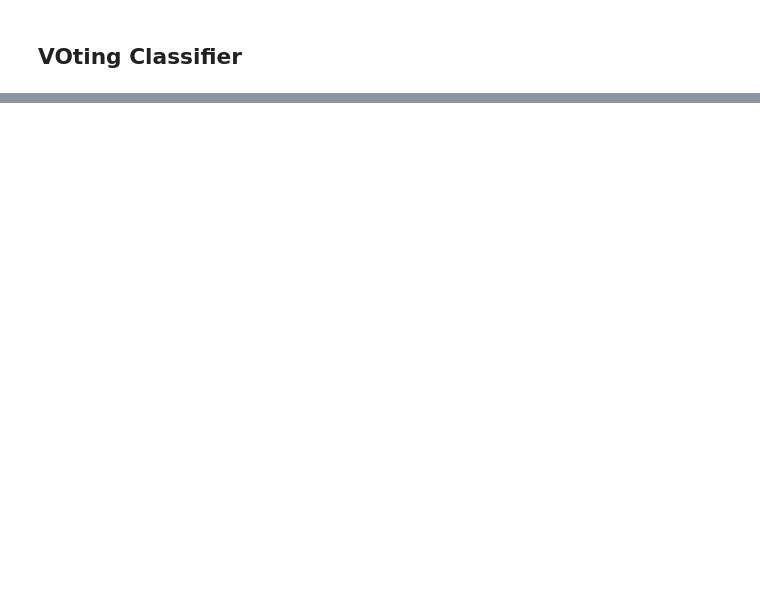
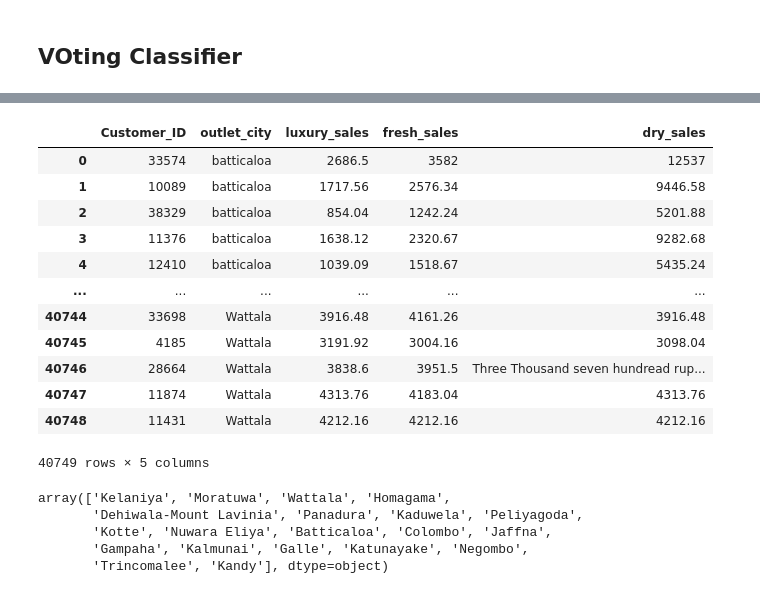
Before and after one commit to SafnasKaldeen/DataStorm, a Jupyter notebook: NoteBook.ipynb, the cells around one changed output, grey strips where cells are left out. Saved outputs shown, nothing was run; the diff lists cells and outputs as text; code cells hidden in the pictures; blank space fills up the shorter version.

```diff
--- a/NoteBook.ipynb
+++ b/NoteBook.ipynb
@@ -551,0 +831,24 @@ print('\n'+'Best Model for this Dataset is: ',high_accuracy_model)
+# %%
+TestDataSet
+# %% [output]
+|  | Customer_ID | outlet_city | luxury_sales | fresh_sales | dry_sales |
+| 0 | 33574 | batticaloa | 2686.5 | 3582 | 12537 |
+| 1 | 10089 | batticaloa | 1717.56 | 2576.34 | 9446.58 |
+| 2 | 38329 | batticaloa | 854.04 | 1242.24 | 5201.88 |
+| 3 | 11376 | batticaloa | 1638.12 | 2320.67 | 9282.68 |
+| 4 | 12410 | batticaloa | 1039.09 | 1518.67 | 5435.24 |
+| ... | ... | ... | ... | ... | ... |
+| 40744 | 33698 | Wattala | 3916.48 | 4161.26 | 3916.48 |
+| 40745 | 4185 | Wattala | 3191.92 | 3004.16 | 3098.04 |
+| 40746 | 28664 | Wattala | 3838.6 | 3951.5 | Three Thousand seven hundread rup... |
+| 40747 | 11874 | Wattala | 4313.76 | 4183.04 | 4313.76 |
+| 40748 | 11431 | Wattala | 4212.16 | 4212.16 | 4212.16 |
+40749 rows × 5 columns
+# %%
+Unique_Cities
+# %% [output]
+array(['Kelaniya', 'Moratuwa', 'Wattala', 'Homagama',
+       'Dehiwala-Mount Lavinia', 'Panadura', 'Kaduwela', 'Peliyagoda',
+       'Kotte', 'Nuwara Eliya', 'Batticaloa', 'Colombo', 'Jaffna',
+       'Gampaha', 'Kalmunai', 'Galle', 'Katunayake', 'Negombo',
+       'Trincomalee', 'Kandy'], dtype=object)
```
Also changed, not shown: parts of 45 cells of this notebook.
